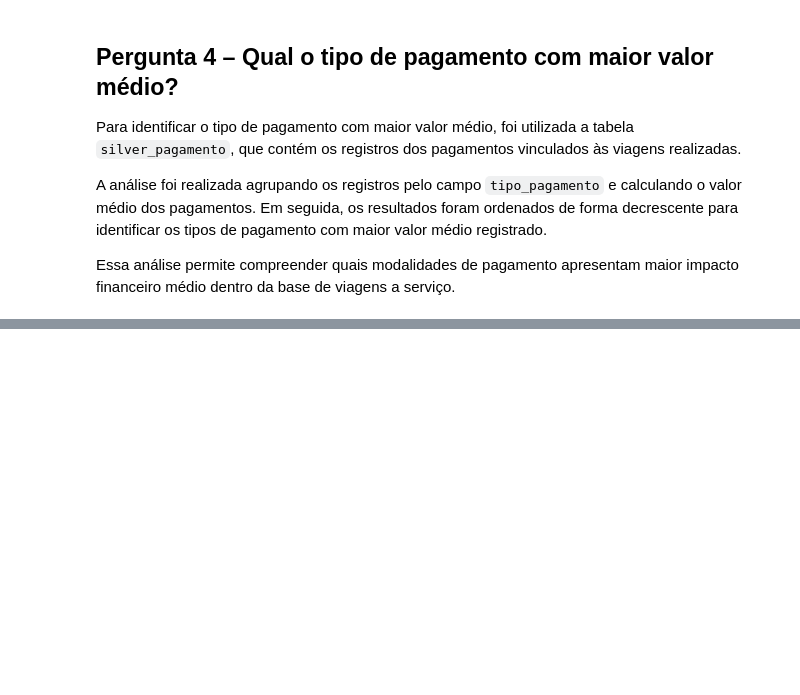
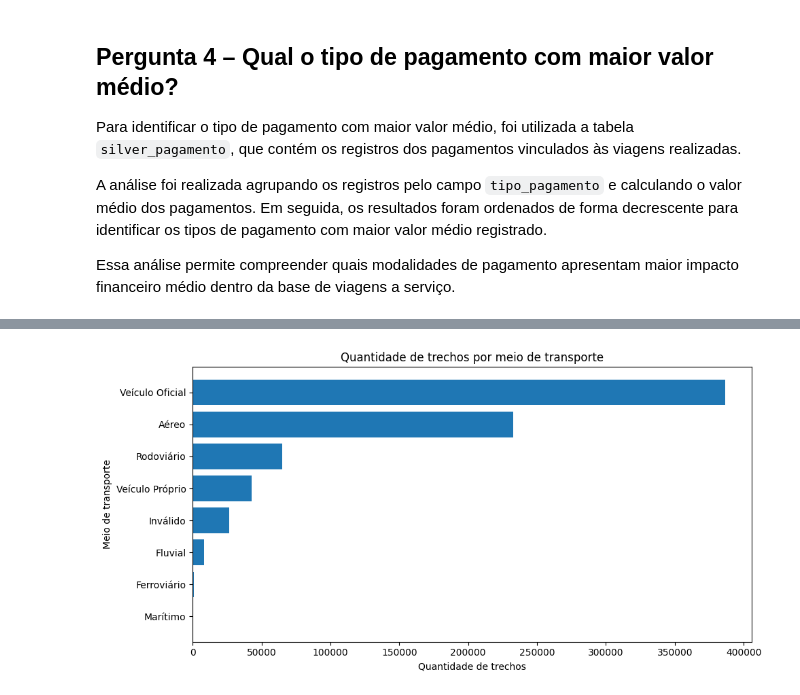
Before and after one commit to FernandaBarrosLinhares/Projeto-Final-Fernanda-Linhares, a Jupyter notebook: _MySQL/3_analise.ipynb, the cells around one changed output, grey strips where cells are left out. Cells and saved outputs as stored; diff of their text form; code cells hidden in the pictures; blank space fills up the shorter version.

```diff
--- a/_MySQL/3_analise.ipynb
+++ b/_MySQL/3_analise.ipynb
@@ -434,0 +479,13 @@ ORDER BY valor_medio DESC;
+# %%
+sql_q5 = '''
+SELECT
+    meio_transporte,
+    COUNT(*) AS quantidade_trechos
+FROM silver_trecho
+GROUP BY meio_transporte
+ORDER BY quantidade_trechos DESC;
+'''
+
+q5 = consultar(sql_q5)
+
+q5
@@ -434,0 +502,15 @@ ORDER BY valor_medio DESC;
+# %%
+plt.figure(figsize=(10, 5))
+
+plt.barh(q5['meio_transporte'], q5['quantidade_trechos'])
+
+plt.title('Quantidade de trechos por meio de transporte')
+plt.xlabel('Quantidade de trechos')
+plt.ylabel('Meio de transporte')
+
+plt.gca().invert_yaxis()
+
+plt.tight_layout()
+plt.show()
+# %% [output]
+[figure, added]
```
Also changed, not shown: parts of 7 cells of this notebook, 1 other file.
